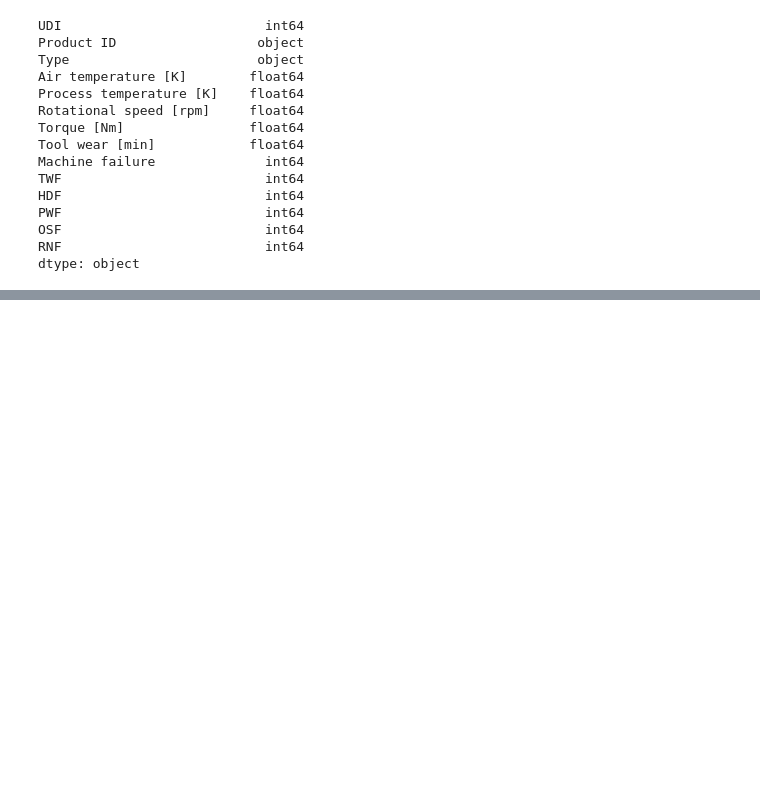
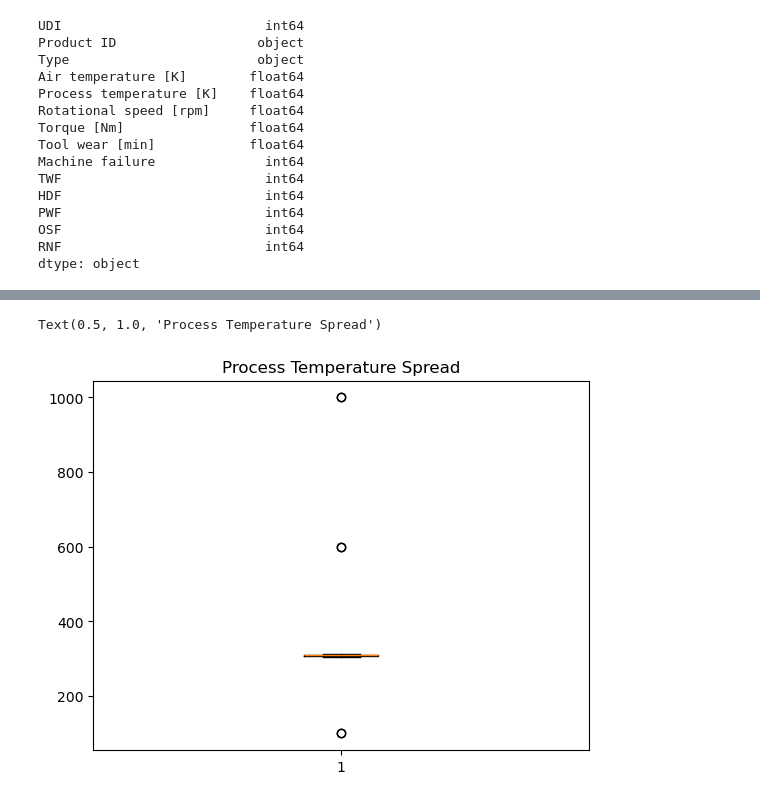
Before and after one commit to aljabali89m/ai4i-predictive-maintenance, a Jupyter notebook: Code for not clen data.ipynb, the cells around one changed output, grey strips where cells are left out. Drawn from its saved outputs; the diff is of its cells as text; code cells hidden in the pictures; blank space fills up the shorter version.

```diff
--- a/Code for not clen data.ipynb
+++ b/Code for not clen data.ipynb
@@ -145,0 +154,6 @@ dtype: object
+# %%
+plt.boxplot(df_1["Process temperature [K]"].dropna())
+plt.title("Process Temperature Spread")
+# %% [output]
+Text(0.5, 1.0, 'Process Temperature Spread')
+[figure, added]
```
Also changed, not shown: parts of 11 cells of this notebook.
